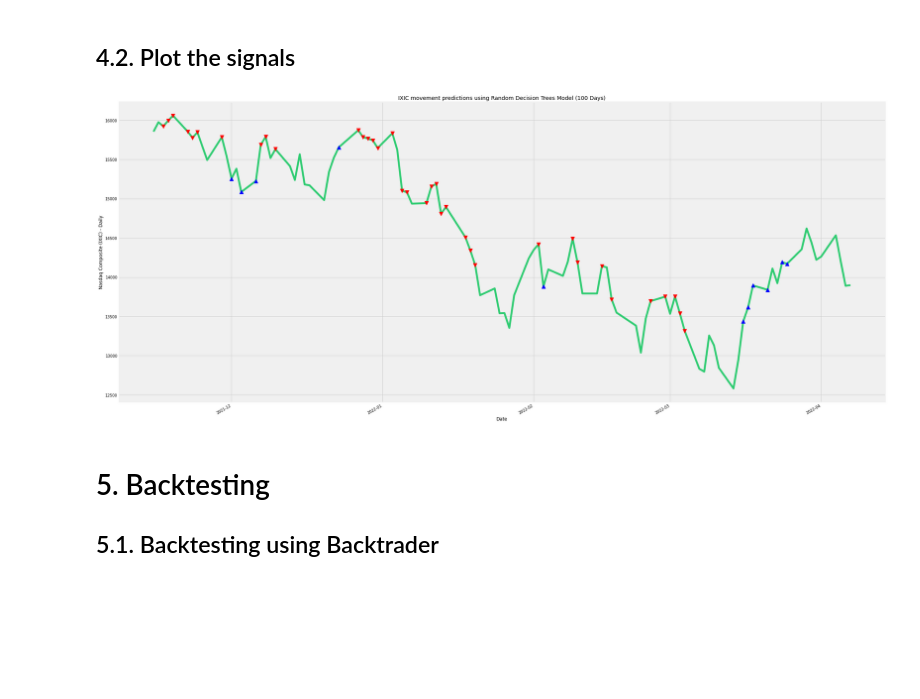
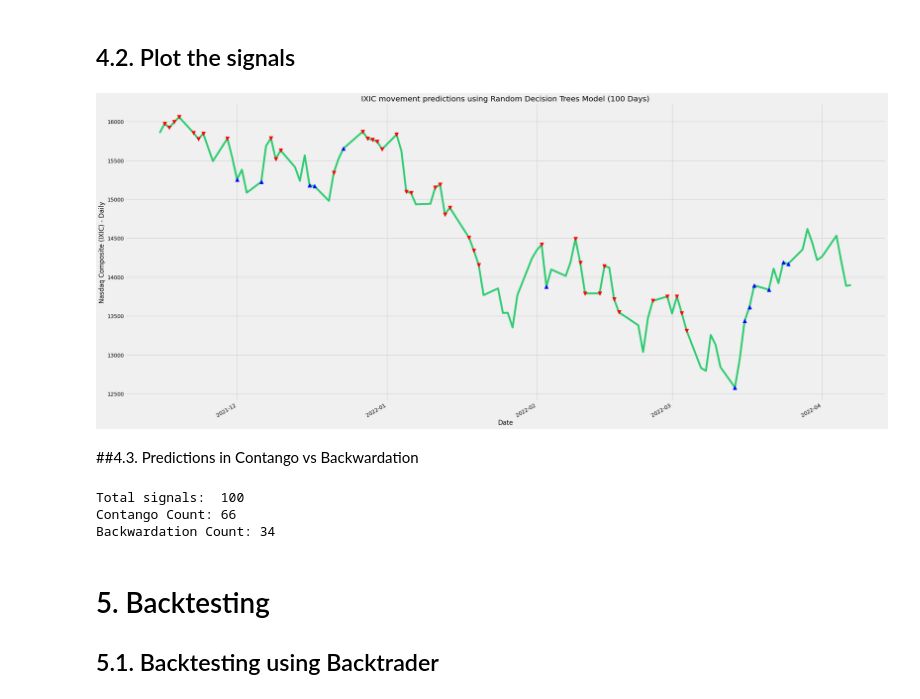
Before and after one commit to ayoubbensakhria/wqu690, a Jupyter notebook: VIX_futures_term_struct_trading_strategy_WQU690_Capstone_Experiment_1.ipynb, the cells around one changed output. Cells and saved outputs as stored; diff of their text form; code cells hidden in the pictures; blank space fills up the shorter version.

```diff
--- a/VIX_futures_term_struct_trading_strategy_WQU690_Capstone_Experiment_1.ipynb
+++ b/VIX_futures_term_struct_trading_strategy_WQU690_Capstone_Experiment_1.ipynb
@@ -329,31 +329,44 @@ ddf['predicted_signal'] = rfc.predict(ddf)
 ddf['IXIC'] = df['IXIC']
 # reduce data (last 100 days)
 display_days = 100
-ddf = ddf[-display_days:]
+short_ddf = ddf[-display_days:]
 # %%
 # Initialize the plot figure
 fig = plt.figure(figsize=(32,16))
 
 ## Add a subplot and label for y-axis
 axe_predictions = fig.add_subplot(111,ylabel='Nasdaq Composite (IXIC) - Daily')
 
 ## Plot the closing price
-ddf['IXIC'].plot(ax=axe_predictions, color='#2ECC71', lw=5.)
+short_ddf['IXIC'].plot(ax=axe_predictions, color='#2ECC71', lw=5.)
 
 # Plot the buy signals
-axe_predictions.plot(ddf.loc[ddf.predicted_signal == 1.0].index,
-         ddf.IXIC[ddf.predicted_signal == 1.0],
+axe_predictions.plot(short_ddf.loc[short_ddf.predicted_signal == 1.0].index,
+         short_ddf.IXIC[ddf.predicted_signal == 1.0],
          '^', markersize=10, color='b')
 
 # Plot the sell signals
-axe_predictions.plot(ddf.loc[ddf.predicted_signal == -1.0].index,
-         ddf.IXIC[ddf.predicted_signal == -1.0],
+axe_predictions.plot(short_ddf.loc[short_ddf.predicted_signal == -1.0].index,
+         short_ddf.IXIC[ddf.predicted_signal == -1.0],
          'v', markersize=10, color='r')
 # Display plt
 axe_predictions.set_title('IXIC movement predictions using Random Decision Trees Model ({last_days} Days)'.format(last_days=display_days))
 plt.show()
 # %% [output]
-[figure, old version]
+[figure, new version]
+# %% [markdown]
+##4.3. Predictions in Contango vs Backwardation
+# %%
+signalDf = pd.DataFrame({'actual_signal':df['tsignal'] , 'predicted_signal':ddf['predicted_signal'], 'contango_m1': df['contango_m1']})
+contango_count = len(signalsDf.loc[signalsDf['contango_m1']>0])
+backwardation_count = len(signalsDf.loc[signalsDf['contango_m1']<0])
+print('Total signals: ', len(signalsDf))
+print('Contango Count:', contango_count)
+print('Backwardation Count:', backwardation_count)
+# %% [output]
+Total signals:  100
+Contango Count: 66
+Backwardation Count: 34
 # %% [markdown]
 # 5. Backtesting
 ## 5.1. Backtesting using Backtrader
```
Also changed, not shown: parts of 9 cells of this notebook.
